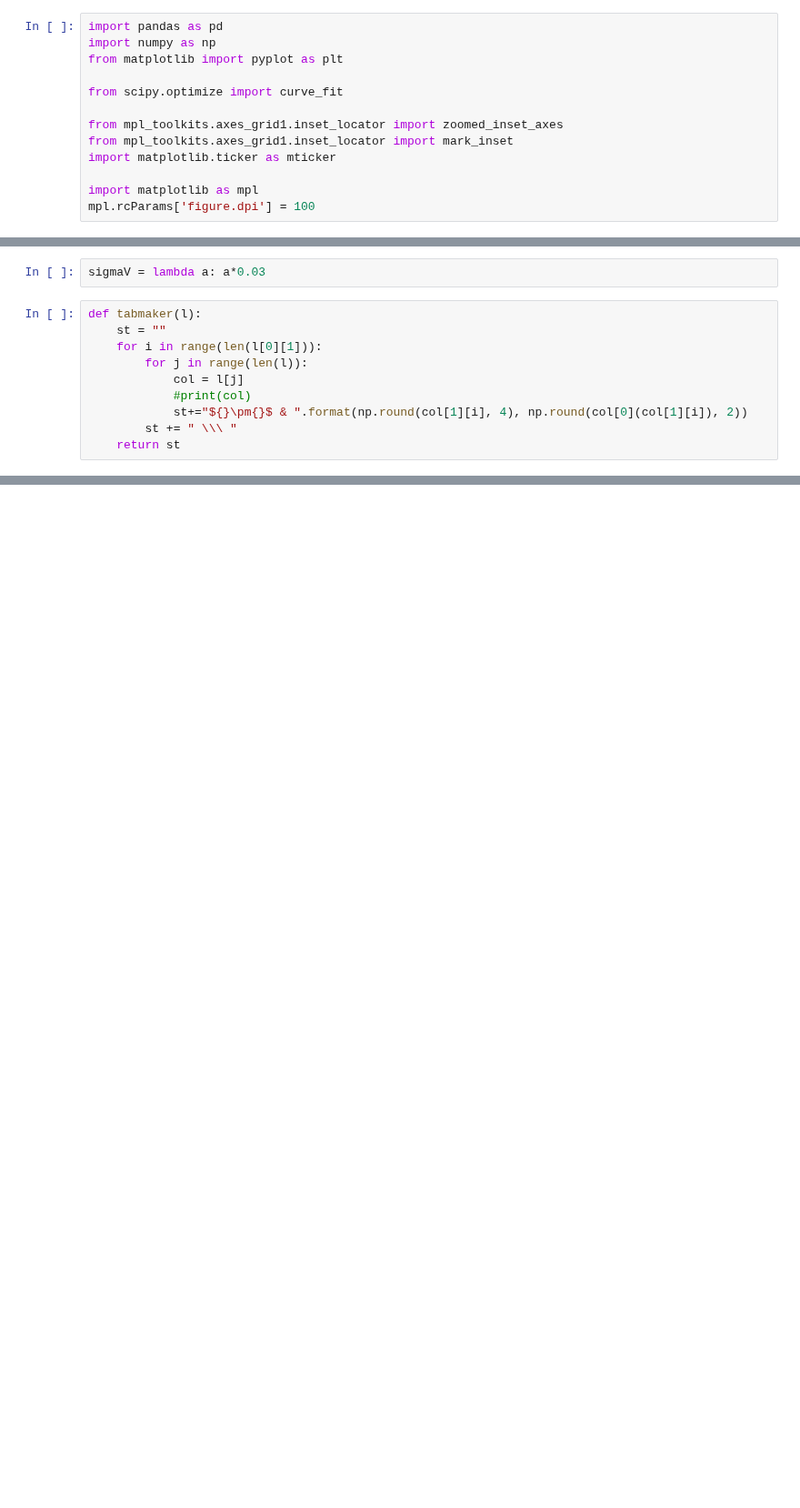
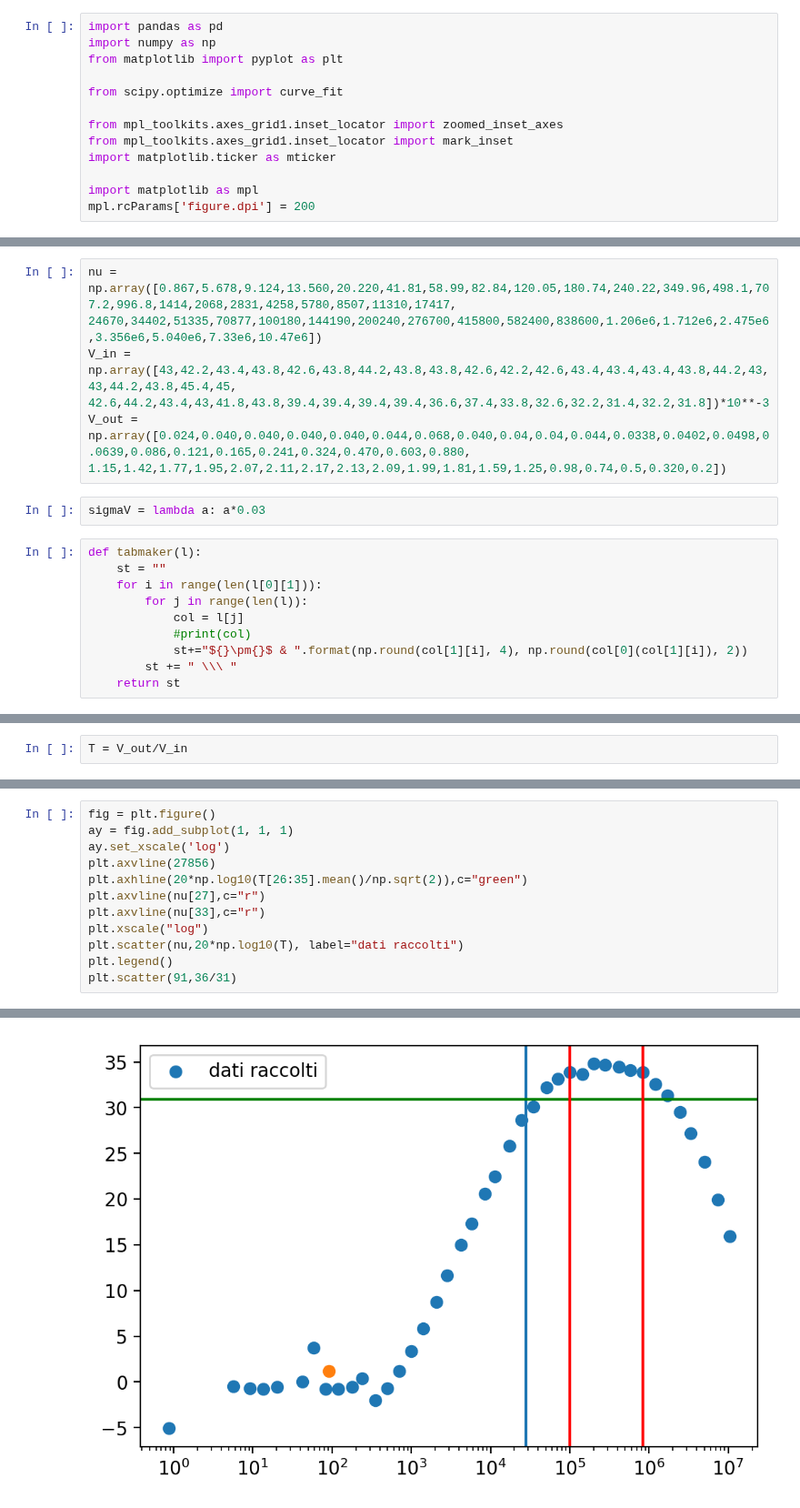
Before and after one commit to 1892051/LabSS, a Jupyter notebook: LabSS/esperienza_3/book.ipynb, the cells around one changed output, grey strips where cells are left out. Shown at 91% size. Saved outputs shown, nothing was run; the diff lists cells and outputs as text; blank space fills up the shorter version.

```diff
--- a/LabSS/esperienza_3/book.ipynb
+++ b/LabSS/esperienza_3/book.ipynb
@@ -10,6 +10,6 @@ from mpl_toolkits.axes_grid1.inset_locator import mark_inset
 import matplotlib.ticker as mticker
 
 import matplotlib as mpl
-mpl.rcParams['figure.dpi'] = 100
+mpl.rcParams['figure.dpi'] = 200
 # %%
 # Frequenze suggerite:
@@ -33,3 +30,10 @@ V_out = np.array([0.56,1.05,2.05,3.64,4.10,4.55,5.23,5.99,6.27,6.35,6.35,6.35,6.
+# %%
+nu = np.array([0.867,5.678,9.124,13.560,20.220,41.81,58.99,82.84,120.05,180.74,240.22,349.96,498.1,707.2,996.8,1414,2068,2831,4258,5780,8507,11310,17417,
+24670,34402,51335,70877,100180,144190,200240,276700,415800,582400,838600,1.206e6,1.712e6,2.475e6,3.356e6,5.040e6,7.33e6,10.47e6])
+V_in = np.array([43,42.2,43.4,43.8,42.6,43.8,44.2,43.8,43.8,42.6,42.2,42.6,43.4,43.4,43.4,43.8,44.2,43,43,44.2,43.8,45.4,45,
+42.6,44.2,43.4,43,41.8,43.8,39.4,39.4,39.4,39.4,36.6,37.4,33.8,32.6,32.2,31.4,32.2,31.8])*10**-3
+V_out = np.array([0.024,0.040,0.040,0.040,0.040,0.044,0.068,0.040,0.04,0.04,0.044,0.0338,0.0402,0.0498,0.0639,0.086,0.121,0.165,0.241,0.324,0.470,0.603,0.880,
+1.15,1.42,1.77,1.95,2.07,2.11,2.17,2.13,2.09,1.99,1.81,1.59,1.25,0.98,0.74,0.5,0.320,0.2])
 # %%
 sigmaV = lambda a: a*0.03
 # %%
@@ -48,0 +53,2 @@ $0.81\pm0.02$ & $0.56\pm0.02$ &  \\ $0.82\pm0.02$ & $1.05\pm0.03$ &  \\ $0.82\pm
+# %%
+T = V_out/V_in
@@ -48,0 +59,13 @@ $0.81\pm0.02$ & $0.56\pm0.02$ &  \\ $0.82\pm0.02$ & $1.05\pm0.03$ &  \\ $0.82\pm
+# %%
+fig = plt.figure()
+ay = fig.add_subplot(1, 1, 1)
+ay.set_xscale('log')
+plt.axvline(27856)
+plt.axhline(20*np.log10(T[26:35].mean()/np.sqrt(2)),c="green")
+plt.axvline(nu[27],c="r")
+plt.axvline(nu[33],c="r")
+plt.xscale("log")
+plt.scatter(nu,20*np.log10(T), label="dati raccolti")
+plt.legend()
+plt.scatter(91,36/31)
+# %% [output]
@@ -48,0 +73 @@ $0.81\pm0.02$ & $0.56\pm0.02$ &  \\ $0.82\pm0.02$ & $1.05\pm0.03$ &  \\ $0.82\pm
+[figure, added]
```
Also changed, not shown: parts of 7 cells of this notebook, 1 other file.
